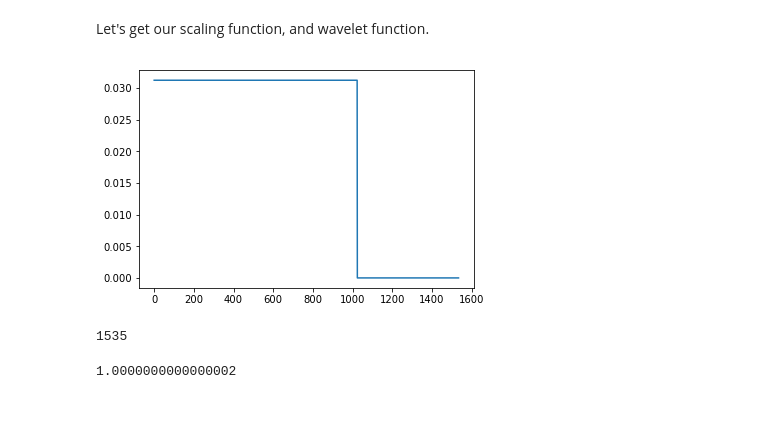
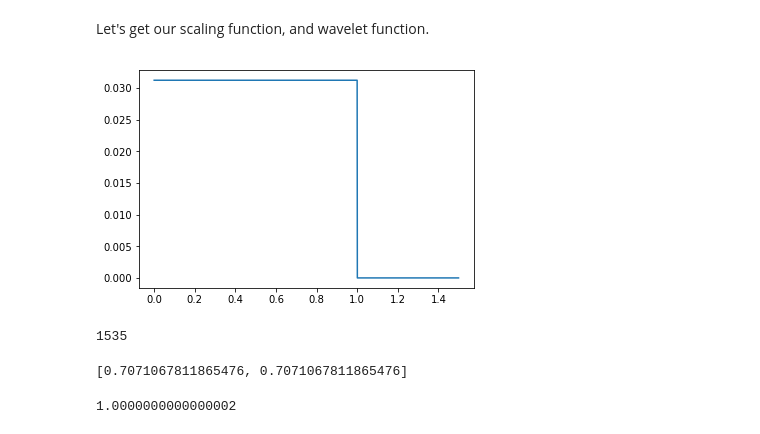
Before and after one commit to mlamoureux/Amat503, a Jupyter notebook: Lecture19.ipynb, the cells around one changed output. Saved outputs shown, nothing was run; the diff lists cells and outputs as text; code cells hidden in the pictures.

```diff
--- a/Lecture19.ipynb
+++ b/Lecture19.ipynb
@@ -40,20 +40,24 @@ Let's get our scaling function, and wavelet function.
 # %%
 w = Wavelet('db1')
 h = w.dec_lo
 z = [1]
 for k in range(10):
     x = convolve(z,h)
     z = zeros(2*size(x))
     z[0:size(z):2] = x
 
 phi = x
-plot(phi);
+plot(linspace(0,size(phi)/1024,size(phi)),phi);
 # %% [output]
-[figure, old version]
+[figure, new version]
 # %%
 size(phi)
 # %% [output]
 1535
+# %%
+h
+# %% [output]
+[0.7071067811865476, 0.7071067811865476]
 # %%
 # Check normalization, sum of squares should be one.
 sum(phi**2)
```
Also changed, not shown: parts of 44 cells of this notebook, 1 other file.
